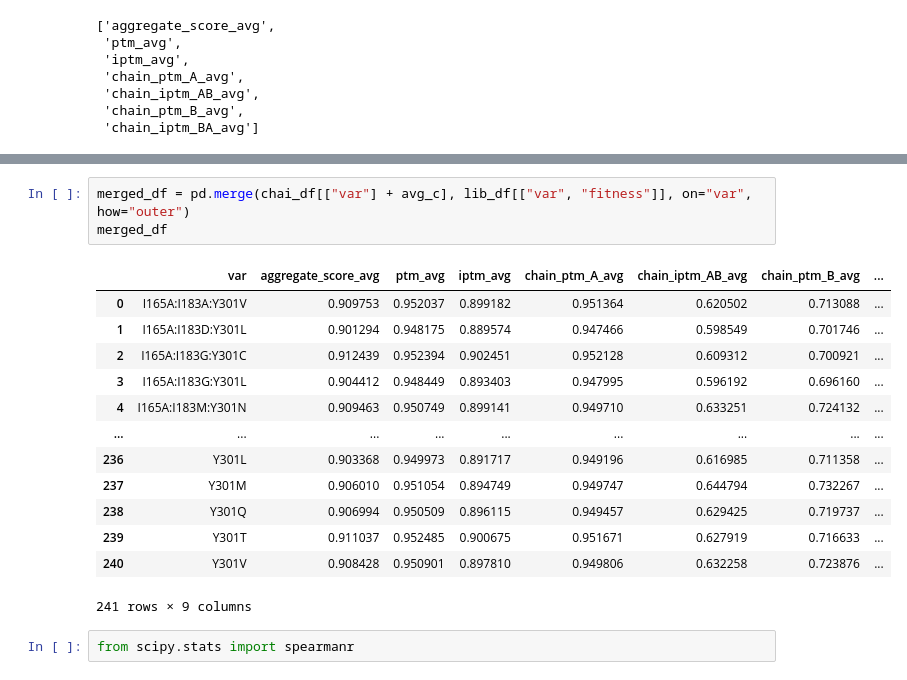
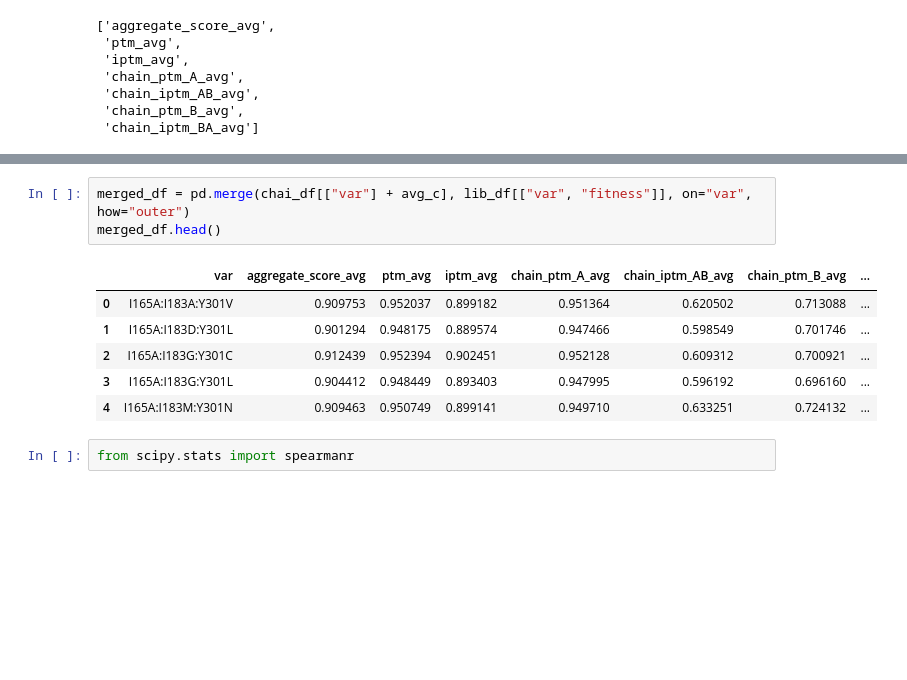
Before and after one commit to fhalab/substrate_aware_zs, a Jupyter notebook: sandbox/get_chai_corr.ipynb, the cells around one changed output, grey strips where cells are left out. Saved outputs shown, nothing was run; the diff lists cells and outputs as text; blank space fills up the shorter version.

```diff
--- a/sandbox/get_chai_corr.ipynb
+++ b/sandbox/get_chai_corr.ipynb
@@ -111,20 +97,13 @@ lib_df
 # %%
 merged_df = pd.merge(chai_df[["var"] + avg_c], lib_df[["var", "fitness"]], on="var", how="outer")
-merged_df
+merged_df.head()
 # %% [output]
 |  | var | aggregate_score_avg | ptm_avg | iptm_avg | chain_ptm_A_avg | chain_iptm_AB_avg | chain_ptm_B_avg | ... |
 | 0 | I165A:I183A:Y301V | 0.909753 | 0.952037 | 0.899182 | 0.951364 | 0.620502 | 0.713088 | ... |
 | 1 | I165A:I183D:Y301L | 0.901294 | 0.948175 | 0.889574 | 0.947466 | 0.598549 | 0.701746 | ... |
 | 2 | I165A:I183G:Y301C | 0.912439 | 0.952394 | 0.902451 | 0.952128 | 0.609312 | 0.700921 | ... |
 | 3 | I165A:I183G:Y301L | 0.904412 | 0.948449 | 0.893403 | 0.947995 | 0.596192 | 0.696160 | ... |
 | 4 | I165A:I183M:Y301N | 0.909463 | 0.950749 | 0.899141 | 0.949710 | 0.633251 | 0.724132 | ... |
-| ... | ... | ... | ... | ... | ... | ... | ... | ... |
-| 236 | Y301L | 0.903368 | 0.949973 | 0.891717 | 0.949196 | 0.616985 | 0.711358 | ... |
-| 237 | Y301M | 0.906010 | 0.951054 | 0.894749 | 0.949747 | 0.644794 | 0.732267 | ... |
-| 238 | Y301Q | 0.906994 | 0.950509 | 0.896115 | 0.949457 | 0.629425 | 0.719737 | ... |
-| 239 | Y301T | 0.911037 | 0.952485 | 0.900675 | 0.951671 | 0.627919 | 0.716633 | ... |
-| 240 | Y301V | 0.908428 | 0.950901 | 0.897810 | 0.949806 | 0.632258 | 0.723876 | ... |
-241 rows × 9 columns
 # %%
 from scipy.stats import spearmanr
 # %%
```
Also changed, not shown: parts of 14 cells of this notebook, 7 other files.
